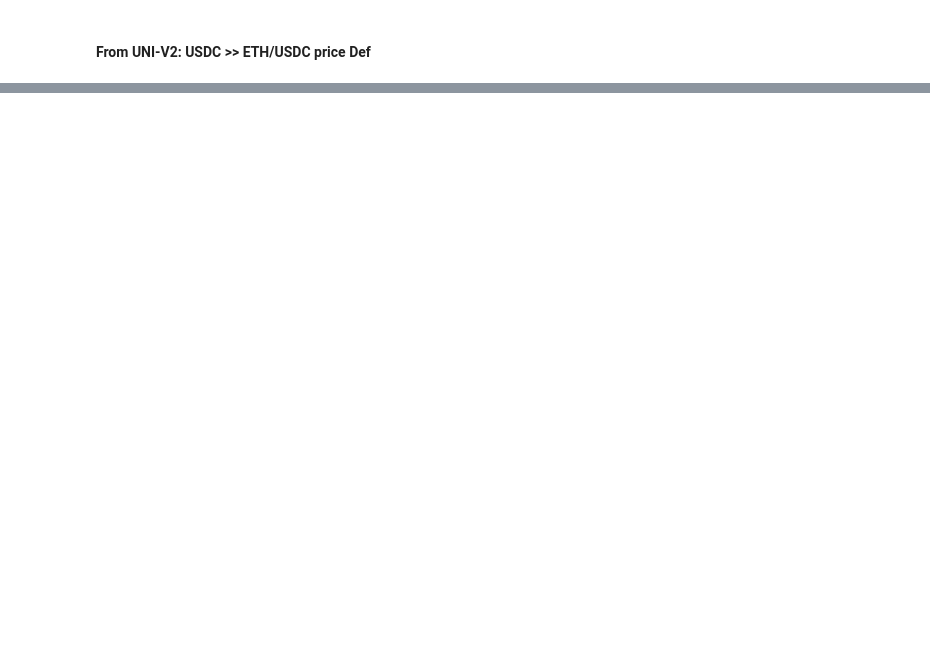
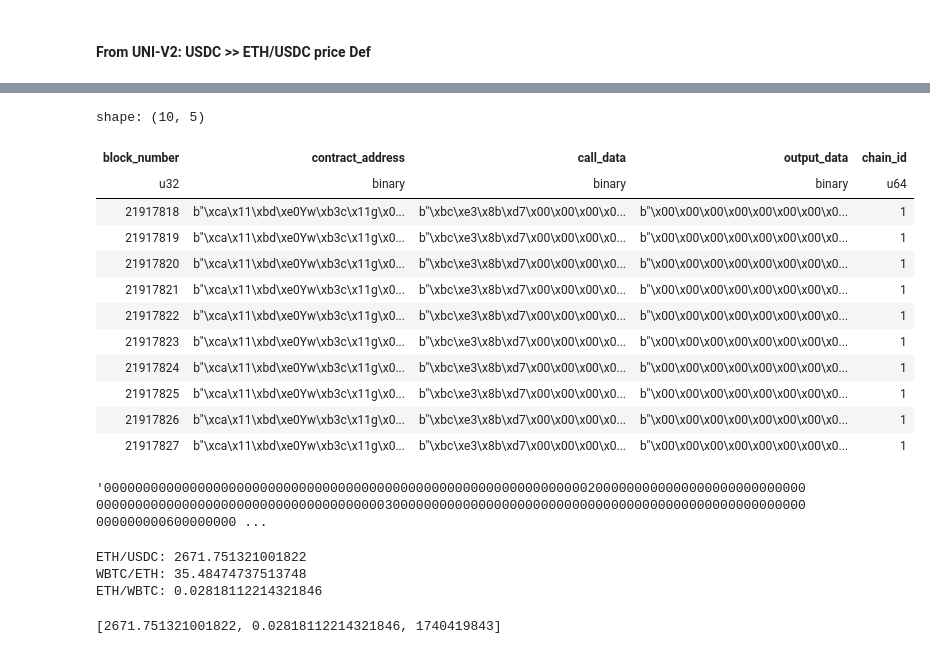
Before and after one commit to Decentralisedme/evm_data_queries_cryo, a Jupyter notebook: EVM_Data_Cryo.ipynb, the cells around one changed output, grey strips where cells are left out. Drawn from its saved outputs; the diff is of its cells as text; code cells hidden in the pictures; blank space fills up the shorter version.

```diff
--- a/EVM_Data_Cryo.ipynb
+++ b/EVM_Data_Cryo.ipynb
@@ -11,3 +11,4 @@ MULTICALL3_ADDRESS = '0xcA11bde05977b3631167028862bE2a173976CA11'
 MULTICALL3_ABI=json.loads('[{"inputs":[{"internalType":"bool","name":"requireSuccess","type":"bool"},{"components":[{"internalType":"address","name":"target","type":"address"},{"internalType":"bytes","name":"callData","type":"bytes"}],"internalType":"struct Multicall3.Call[]","name":"calls","type":"tuple[]"}],"name":"tryAggregate","outputs":[{"components":[{"internalType":"bool","name":"success","type":"bool"},{"internalType":"bytes","name":"returnData","type":"bytes"}],"internalType":"struct Multicall3.Result[]","name":"returnData","type":"tuple[]"}],"stateMutability":"payable","type":"function"}]')
 
 UNIV2_ETH_USDC= '0xB4e16d0168e52d35CaCD2c6185b44281Ec28C9Dc'
+UNIV3_WBTC_ETH = '0xCBCdF9626bC03E24f779434178A73a0B4bad62eD'
@@ -178,0 +218,20 @@ decode_outputdata_uniV2_price(output_data_uniV2)
+# %%
+# web3 instance, function from web3py: Done
+# Aggreagte call data for V2 and V3
+
+aggregate_calldata_uniV2_V3 = [
+    [
+        UNIV2_ETH_USDC,
+        f'0x{getReserves_4b}',
+    ],
+    [
+        UNIV3_WBTC_ETH,
+        f'0x{slot0_4b}',
+    ],
+    [
+        MULTICALL3_ADDRESS,
+        f'0x{getBloclTimestamp_4b}'
+    ]
+
+]
+calldata_uniV2_V3 = m3.encode_abi("tryAggregate", args=[False, aggregate_calldata_uniV2_V3])
@@ -178,0 +248,29 @@ decode_outputdata_uniV2_price(output_data_uniV2)
+# %%
+cryo_kwargs = {
+    'rpc': 'https://eth.merkle.io',
+    'blocks': ['-10:latest'],
+}
+
+eth_call_uniV2_V3_df = cryo.collect(
+    'eth_calls',
+    to_address = [MULTICALL3_ADDRESS],
+    call_data=[calldata_uniV2_V3],
+     output_format="polars",
+    **cryo_kwargs,
+)
+# %%
+eth_call_uniV2_V3_df
+# %% [output]
+shape: (10, 5)
+| block_number | contract_address | call_data | output_data | chain_id |
+| u32 | binary | binary | binary | u64 |
+| 21917818 | b"\xca\x11\xbd\xe0Yw\xb3c\x11g\x0... | b"\xbc\xe3\x8b\xd7\x00\x00\x00\x0... | b"\x00\x00\x00\x00\x00\x00\x00\x0... | 1 |
+| 21917819 | b"\xca\x11\xbd\xe0Yw\xb3c\x11g\x0... | b"\xbc\xe3\x8b\xd7\x00\x00\x00\x0... | b"\x00\x00\x00\x00\x00\x00\x00\x0... | 1 |
+| 21917820 | b"\xca\x11\xbd\xe0Yw\xb3c\x11g\x0... | b"\xbc\xe3\x8b\xd7\x00\x00\x00\x0... | b"\x00\x00\x00\x00\x00\x00\x00\x0... | 1 |
+| 21917821 | b"\xca\x11\xbd\xe0Yw\xb3c\x11g\x0... | b"\xbc\xe3\x8b\xd7\x00\x00\x00\x0... | b"\x00\x00\x00\x00\x00\x00\x00\x0... | 1 |
+| 21917822 | b"\xca\x11\xbd\xe0Yw\xb3c\x11g\x0... | b"\xbc\xe3\x8b\xd7\x00\x00\x00\x0... | b"\x00\x00\x00\x00\x00\x00\x00\x0... | 1 |
+| 21917823 | b"\xca\x11\xbd\xe0Yw\xb3c\x11g\x0... | b"\xbc\xe3\x8b\xd7\x00\x00\x00\x0... | b"\x00\x00\x00\x00\x00\x00\x00\x0... | 1 |
+| 21917824 | b"\xca\x11\xbd\xe0Yw\xb3c\x11g\x0... | b"\xbc\xe3\x8b\xd7\x00\x00\x00\x0... | b"\x00\x00\x00\x00\x00\x00\x00\x0... | 1 |
+| 21917825 | b"\xca\x11\xbd\xe0Yw\xb3c\x11g\x0... | b"\xbc\xe3\x8b\xd7\x00\x00\x00\x0... | b"\x00\x00\x00\x00\x00\x00\x00\x0... | 1 |
+| 21917826 | b"\xca\x11\xbd\xe0Yw\xb3c\x11g\x0... | b"\xbc\xe3\x8b\xd7\x00\x00\x00\x0... | b"\x00\x00\x00\x00\x00\x00\x00\x0... | 1 |
+| 21917827 | b"\xca\x11\xbd\xe0Yw\xb3c\x11g\x0... | b"\xbc\xe3\x8b\xd7\x00\x00\x00\x0... | b"\x00\x00\x00\x00\x00\x00\x00\x0... | 1 |
@@ -178,0 +279,12 @@ decode_outputdata_uniV2_price(output_data_uniV2)
+# %%
+# output_data_V2V3.hex()
+outdata_uniV2V3.hex()
+# %% [output]
+'0000000000000000000000000000000000000000000000000000000000000020000000000000000000000000000000000000000000000000000000000000000300000000000000000000000000000000000000000000000000000000000000600000000 ...
+# %%
+decode_outputdata_uniV2V3_price(outdata_uniV2V3)
+# %% [output]
+ETH/USDC: 2671.751321001822
+WBTC/ETH: 35.48474737513748
+ETH/WBTC: 0.02818112214321846
+[2671.751321001822, 0.02818112214321846, 1740419843]
```
Also changed, not shown: parts of 16 cells of this notebook, 2 other files.
